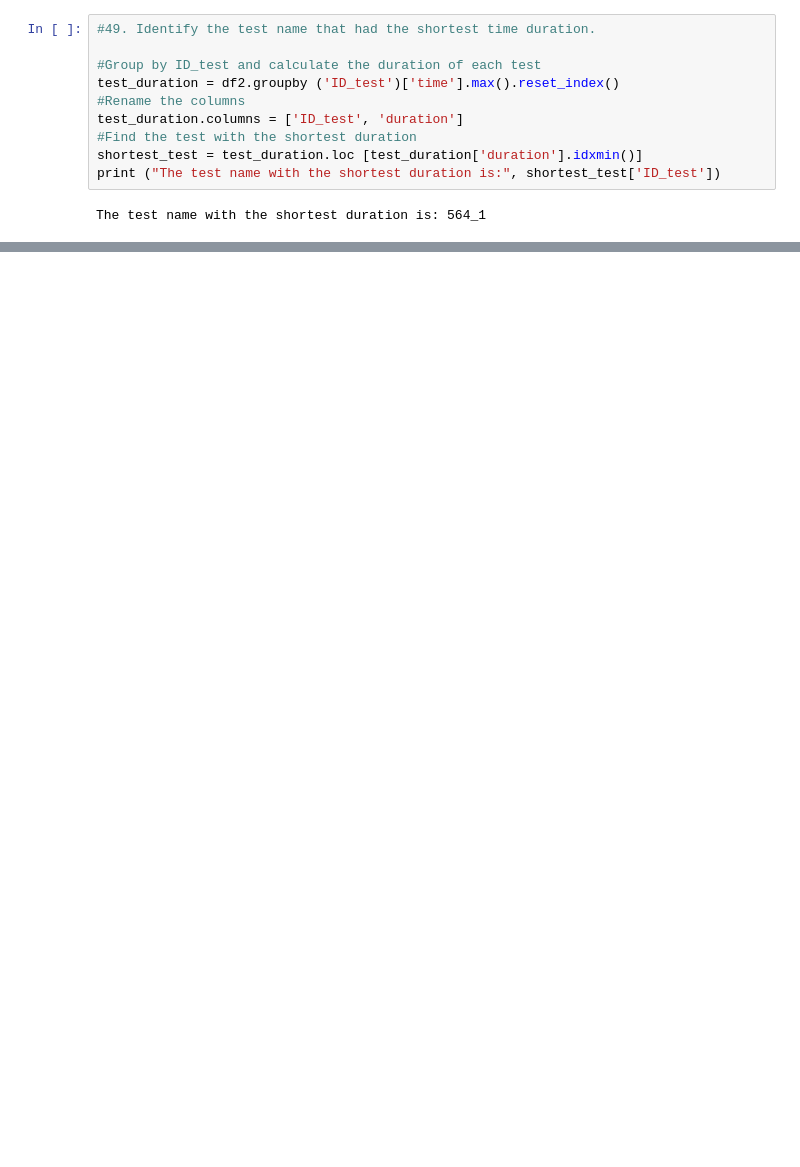
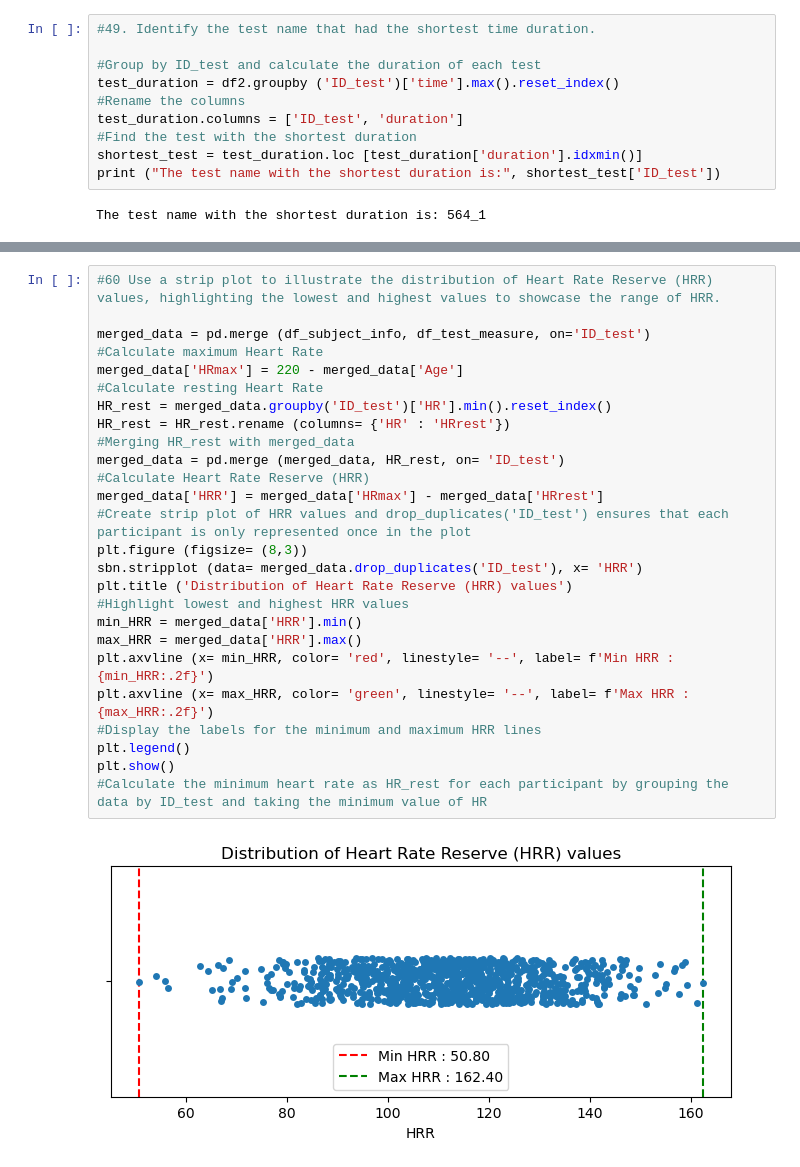
Before and after one commit to Chaithra-Git/Team7_LambdaLegends_PythonHackathon_APRIL25, a Jupyter notebook: jiji_49-64_Que.ipynb, the cells around one changed output, grey strips where cells are left out. Saved outputs shown, nothing was run; the diff lists cells and outputs as text; blank space fills up the shorter version.

```diff
--- a/jiji_49-64_Que.ipynb
+++ b/jiji_49-64_Que.ipynb
@@ -193,0 +230,28 @@ Participant 506 has taken the maximum number of tests: 5
+# %%
+#60 Use a strip plot to illustrate the distribution of Heart Rate Reserve (HRR) values, highlighting the lowest and highest values to showcase the range of HRR.
+
+merged_data = pd.merge (df_subject_info, df_test_measure, on='ID_test')
+#Calculate maximum Heart Rate
+merged_data['HRmax'] = 220 - merged_data['Age']
+#Calculate resting Heart Rate
+HR_rest = merged_data.groupby('ID_test')['HR'].min().reset_index()
+HR_rest = HR_rest.rename (columns= {'HR' : 'HRrest'})
+#Merging HR_rest with merged_data
+merged_data = pd.merge (merged_data, HR_rest, on= 'ID_test')
+#Calculate Heart Rate Reserve (HRR)
+merged_data['HRR'] = merged_data['HRmax'] - merged_data['HRrest']
+#Create strip plot of HRR values and drop_duplicates('ID_test') ensures that each participant is only represented once in the plot
+plt.figure (figsize= (8,3))
+sbn.stripplot (data= merged_data.drop_duplicates('ID_test'), x= 'HRR')
+plt.title ('Distribution of Heart Rate Reserve (HRR) values')
+#Highlight lowest and highest HRR values
+min_HRR = merged_data['HRR'].min()
+max_HRR = merged_data['HRR'].max()
+plt.axvline (x= min_HRR, color= 'red', linestyle= '--', label= f'Min HRR : {min_HRR:.2f}')
+plt.axvline (x= max_HRR, color= 'green', linestyle= '--', label= f'Max HRR : {max_HRR:.2f}')
+#Display the labels for the minimum and maximum HRR lines
+plt.legend()
+plt.show()
+#Calculate the minimum heart rate as HR_rest for each participant by grouping the data by ID_test and taking the minimum value of HR
+# %% [output]
+[figure, added]
```
Also changed, not shown: parts of 16 cells of this notebook.
